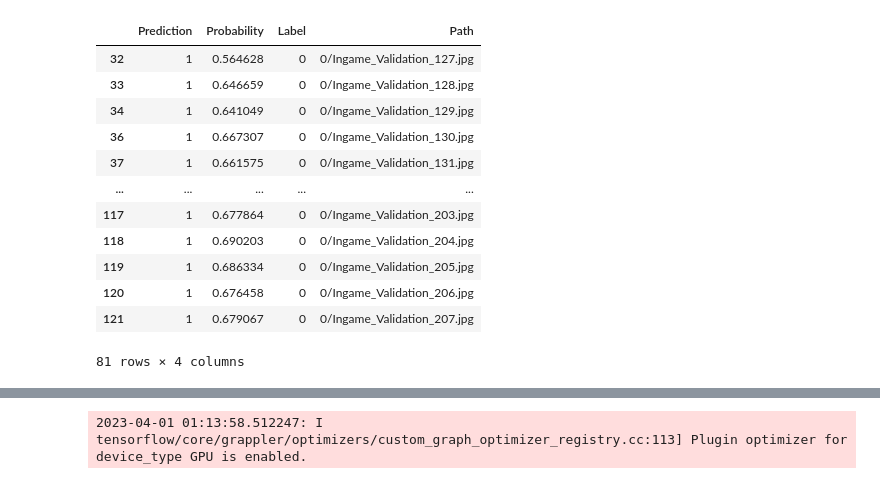
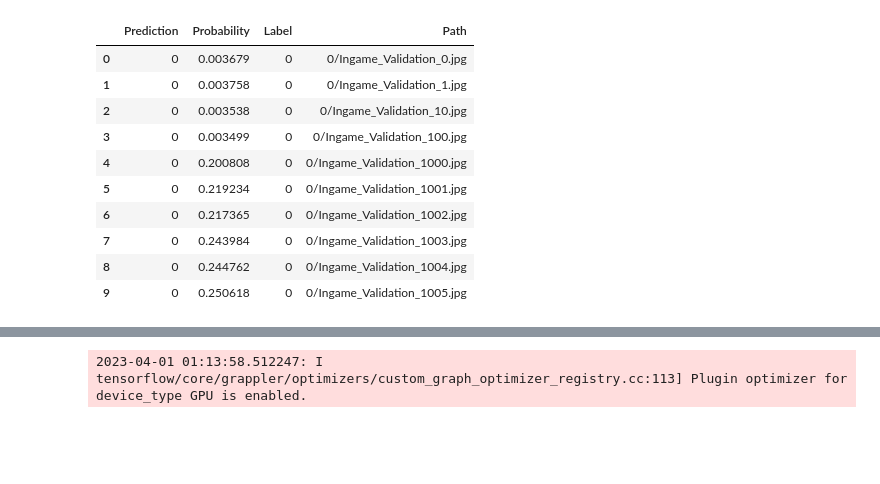
Before and after one commit to pascal-wolf/extra-time-calculation, a Jupyter notebook: inference.ipynb, the cells around one changed output, grey strips where cells are left out. Cells and saved outputs as stored; diff of their text form; code cells hidden in the pictures; blank space fills up the shorter version.

```diff
--- a/inference.ipynb
+++ b/inference.ipynb
@@ -17,0 +10,10 @@ maxCacheSize: 5.33 GB
+# %%
+import mlflow.keras
+logged_model = 'runs:/d6bba2b75312486aa6392983f1cafb69/model'
+
+# Load model as a PyFuncModel.
+loaded_model = mlflow.keras.load_model(logged_model)
+
+# Predict on a Pandas DataFrame.
+#import pandas as pd
+#loaded_model.predict(pd.DataFrame(data))
@@ -26,7 +55,7 @@ validation_generator = test_datagen.flow_from_directory(
     shuffle=False,
     class_mode="binary",
 )
-predictions_proba = model.predict(validation_generator).flatten()
+predictions_proba = loaded_model.predict(validation_generator).flatten()
 predictions = np.where(predictions_proba < .5, 0, 1).flatten()
 y_true = validation_generator.classes.flatten()
 
@@ -46,16 +73,14 @@ Found 4680 images belonging to 2 classes.
 # %%
-result_df[result_df['Prediction'] != result_df['Label']]
+result_df[result_df['Label'] == 0].iloc[:10]
 # %% [output]
 |  | Prediction | Probability | Label | Path |
-| 32 | 1 | 0.564628 | 0 | 0/Ingame_Validation_127.jpg |
-| 33 | 1 | 0.646659 | 0 | 0/Ingame_Validation_128.jpg |
-| 34 | 1 | 0.641049 | 0 | 0/Ingame_Validation_129.jpg |
-| 36 | 1 | 0.667307 | 0 | 0/Ingame_Validation_130.jpg |
-| 37 | 1 | 0.661575 | 0 | 0/Ingame_Validation_131.jpg |
-| ... | ... | ... | ... | ... |
-| 117 | 1 | 0.677864 | 0 | 0/Ingame_Validation_203.jpg |
-| 118 | 1 | 0.690203 | 0 | 0/Ingame_Validation_204.jpg |
-| 119 | 1 | 0.686334 | 0 | 0/Ingame_Validation_205.jpg |
-| 120 | 1 | 0.676458 | 0 | 0/Ingame_Validation_206.jpg |
-| 121 | 1 | 0.679067 | 0 | 0/Ingame_Validation_207.jpg |
+| 0 | 0 | 0.003679 | 0 | 0/Ingame_Validation_0.jpg |
+| 1 | 0 | 0.003758 | 0 | 0/Ingame_Validation_1.jpg |
+| 2 | 0 | 0.003538 | 0 | 0/Ingame_Validation_10.jpg |
+| 3 | 0 | 0.003499 | 0 | 0/Ingame_Validation_100.jpg |
+| 4 | 0 | 0.200808 | 0 | 0/Ingame_Validation_1000.jpg |
+| 5 | 0 | 0.219234 | 0 | 0/Ingame_Validation_1001.jpg |
+| 6 | 0 | 0.217365 | 0 | 0/Ingame_Validation_1002.jpg |
+| 7 | 0 | 0.243984 | 0 | 0/Ingame_Validation_1003.jpg |
+| 8 | 0 | 0.244762 | 0 | 0/Ingame_Validation_1004.jpg |
+| 9 | 0 | 0.250618 | 0 | 0/Ingame_Validation_1005.jpg |
-81 rows × 4 columns
```
Also changed, not shown: parts of 11 cells of this notebook, 7 other files.
